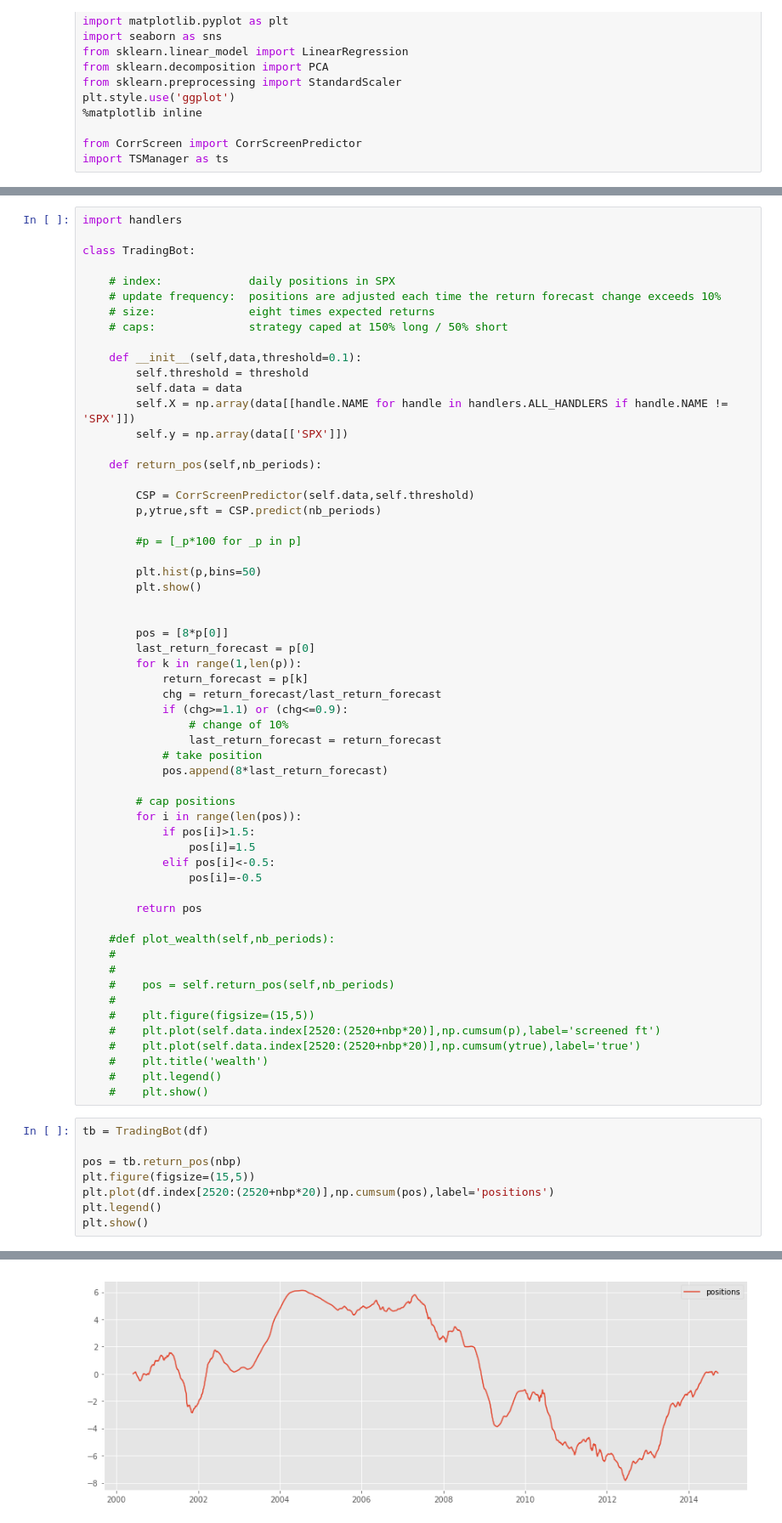
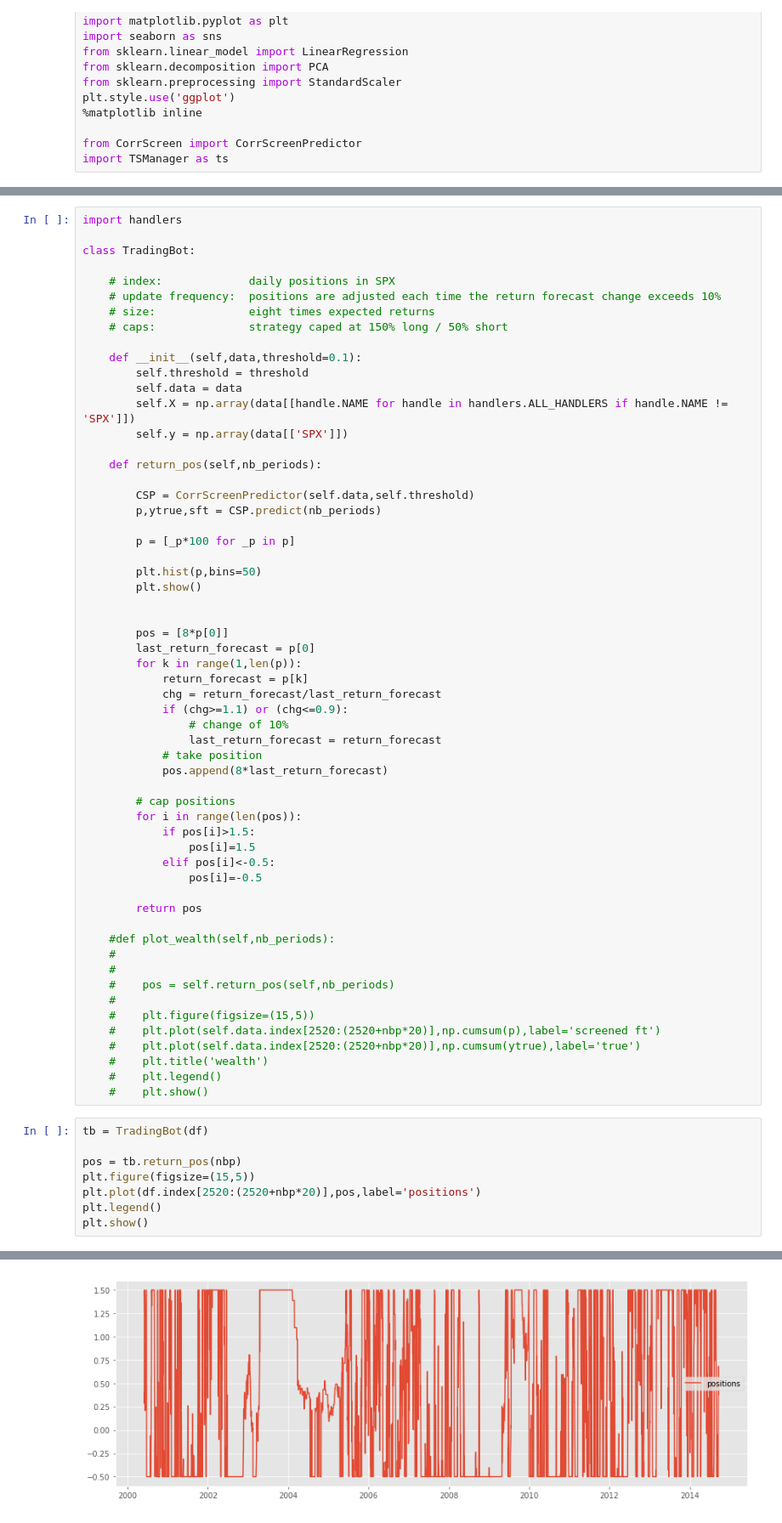
Before and after one commit to rmfeng/dsqfltproject, a Jupyter notebook: corr_screening_regression.ipynb, the cells around one changed output, grey strips where cells are left out. Shown at 85% size. Cells and saved outputs as stored; diff of their text form.

```diff
--- a/corr_screening_regression.ipynb
+++ b/corr_screening_regression.ipynb
@@ -87,7 +88,7 @@ class TradingBot:
         CSP = CorrScreenPredictor(self.data,self.threshold)
         p,ytrue,sft = CSP.predict(nb_periods)
 
-        #p = [_p*100 for _p in p]
+        p = [_p*100 for _p in p]
 
         plt.hist(p,bins=50)
         plt.show()
@@ -129,7 +130,7 @@ tb = TradingBot(df)
 
 pos = tb.return_pos(nbp)
 plt.figure(figsize=(15,5))
-plt.plot(df.index[2520:(2520+nbp*20)],np.cumsum(pos),label='positions')
+plt.plot(df.index[2520:(2520+nbp*20)],pos,label='positions')
 plt.legend()
 plt.show()
 # %% [output]
@@ -137,3 +138,3 @@ plt.show()
-[figure, old version]
+[figure, new version]
 # %%
 
```
Also changed, not shown: parts of 5 cells of this notebook, 6 other files.
